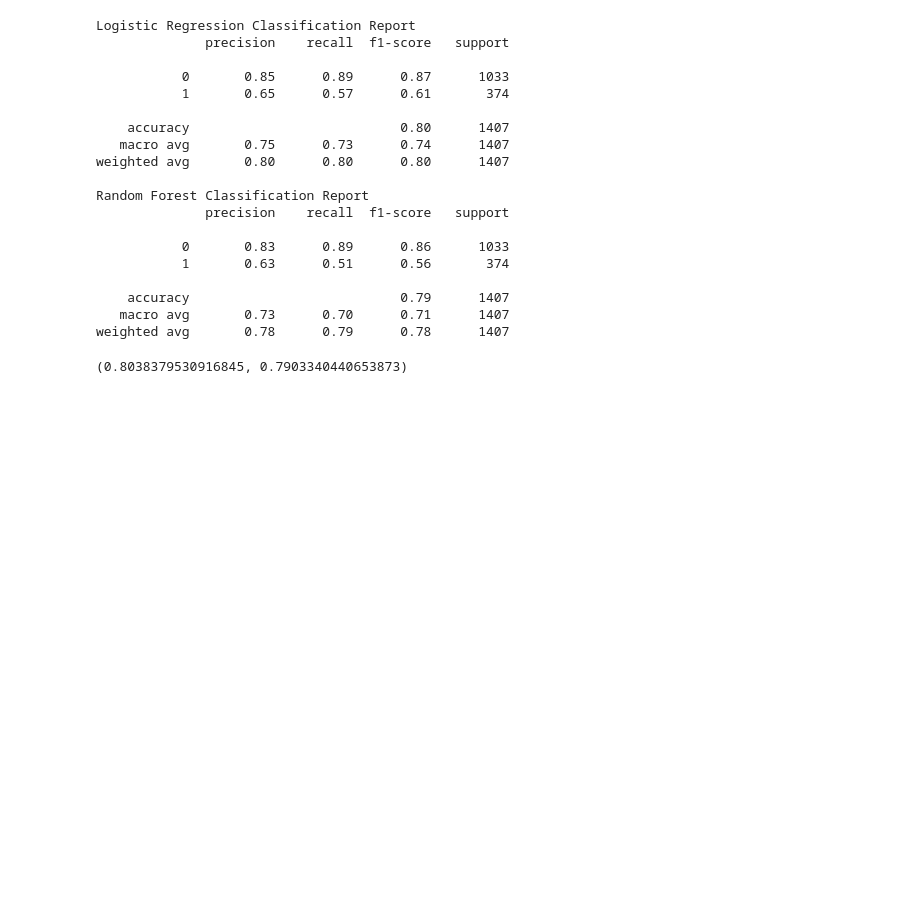
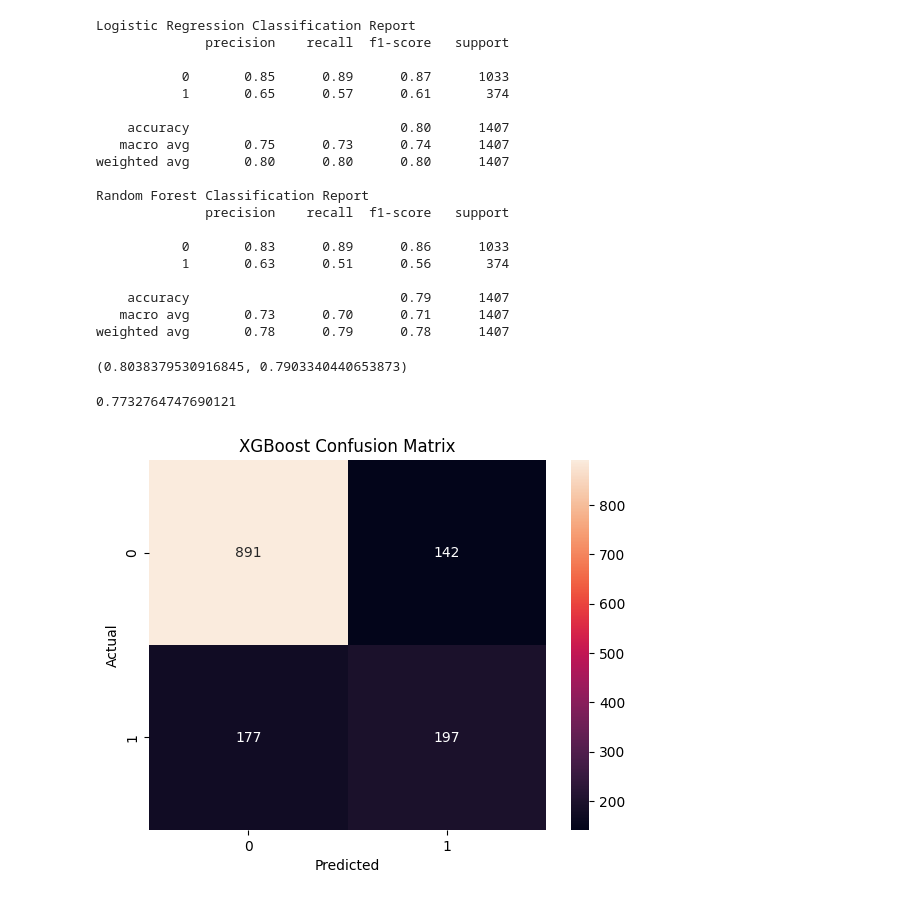
Before and after one commit to Hanishka-Kela/ICSSR, a Jupyter notebook: ML.ipynb, the cells around one changed output. Saved outputs shown, nothing was run; the diff lists cells and outputs as text; code cells hidden in the pictures; blank space fills up the shorter version.

Commit message:
useed accuracy and confusion matrix on xg boost from which we can say that Logistic Regression is the best-performing model based on accuracy.But from a business perspective randomForest and xgboost is better

```diff
--- a/ML.ipynb
+++ b/ML.ipynb
@@ -206,3 +206,18 @@ xgb_model = XGBClassifier(
 xgb_model.fit(X_train, y_train)
 
 y_pred_xgb = xgb_model.predict(X_val)
+# %%
+xgb_accuracy = accuracy_score(y_val, y_pred_xgb)
+xgb_accuracy
+# %% [output]
+0.7732764747690121
+# %%
+xgb_cm = confusion_matrix(y_val, y_pred_xgb)
+
+sns.heatmap(xgb_cm, annot=True, fmt="d")
+plt.title("XGBoost Confusion Matrix")
+plt.xlabel("Predicted")
+plt.ylabel("Actual")
+plt.show()
+# %% [output]
+[figure, added]
```
